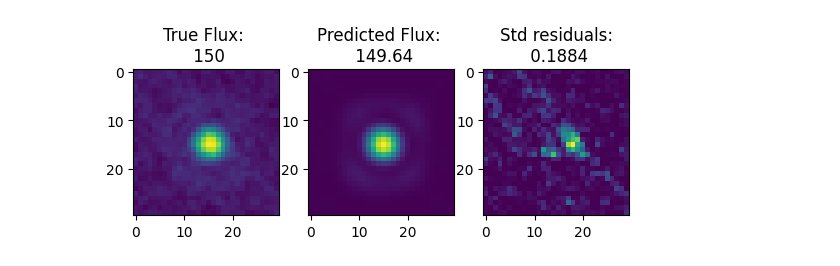
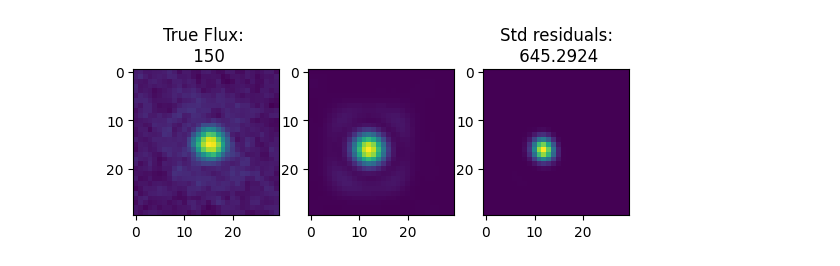
Before and after one commit to yemsnucleus/NEGFC, a Jupyter notebook: negfc_gpu.ipynb, the cells around one changed output. Cells and saved outputs as stored; diff of their text form; code cells hidden in the pictures.

```diff
--- a/negfc_gpu.ipynb
+++ b/negfc_gpu.ipynb
@@ -36,7 +27,7 @@ window_size = 30
 dataset = create_dataset(cube, psf, rot_angles, table, window_size=window_size,
                          batch_size=2000, repeat=2)
 
-model = create_flux_model(window_size=window_size)
+model = create_embedding_model(window_size=window_size)
 
 optimizer = Adam(1e-5)
 model.compile(loss_fn=keep_back, optimizer=optimizer)
@@ -56,6 +44,6 @@ To enable them in other operations, rebuild TensorFlow with the appropriate comp
 # %%
 # model.summary()
-table = table[table['snr'] >2]
+table = table[table['snr'] >3]
 table
 # %% [output]
 |  | x | y | flux | fwhm_mean | snr |
@@ -134,25 +93,25 @@ flux_list = tf.reduce_max(flux, axis=[1,2,3])
 # %%
 fig, axes = plt.subplots(1, 3)
 
 for x, y in test_ds:
     n = 1
 
     win_0 = x['windows'][n]
     win_1 = pred[n]
 
     axes[0].imshow(win_0)
     axes[0].set_title('True Flux: \n 150')
 
     axes[1].imshow(win_1)
-    axes[1].set_title('Predicted Flux: \n {:.2f}'.format(flux_list[n]))
+#     axes[1].set_title('Predicted Flux: \n {:.2f}'.format(flux_list[n]))
 
     residuals = tf.math.subtract(win_0, win_1)
     res_square = tf.pow(residuals, 2)
     axes[2].set_title('Std residuals:\n {:.4f}'.format(tf.math.reduce_std(res_square)))
     axes[2].imshow(res_square)
 
     break
 
 plt.show()
 # %% [output]
-[figure, old version]
+[figure, new version]
```
Also changed, not shown: parts of 8 cells of this notebook, 17 other files.
